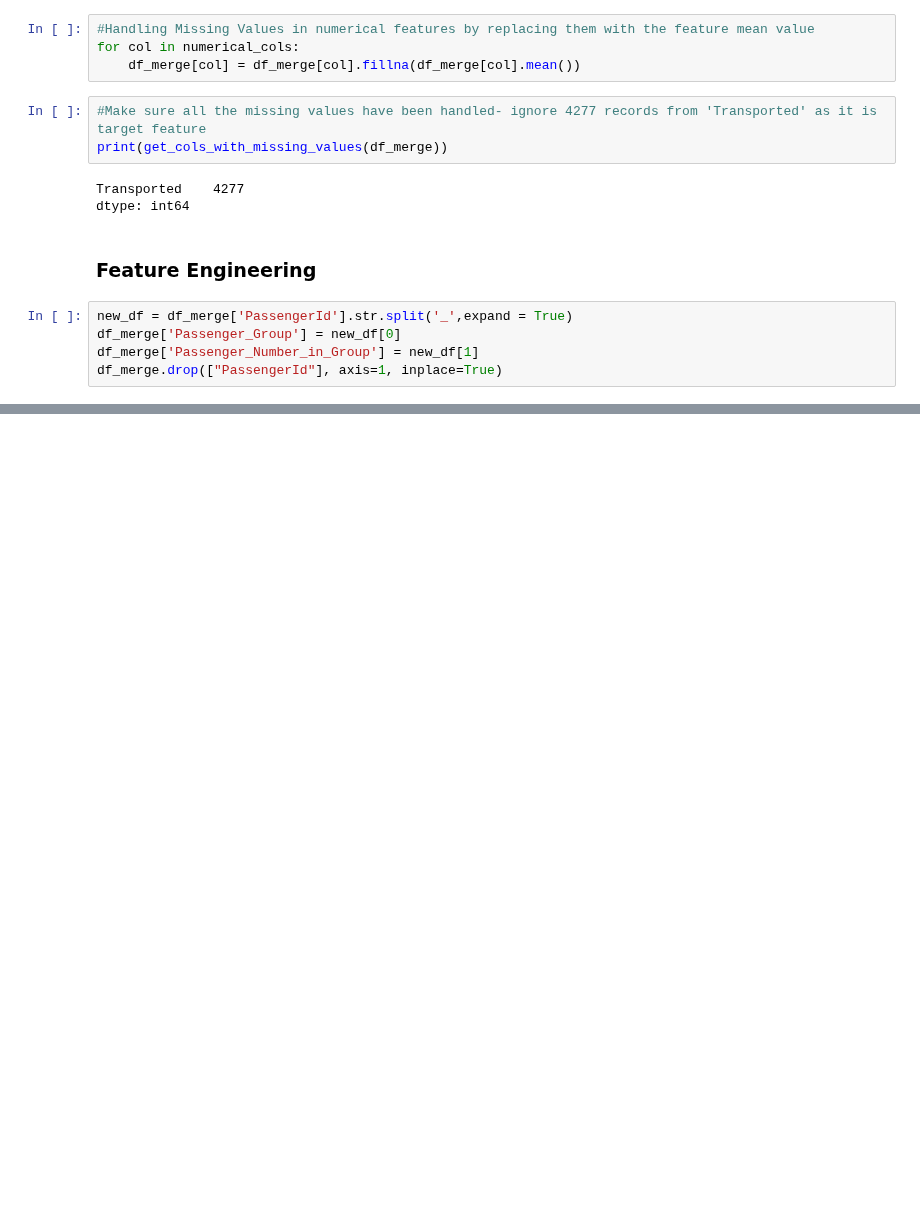
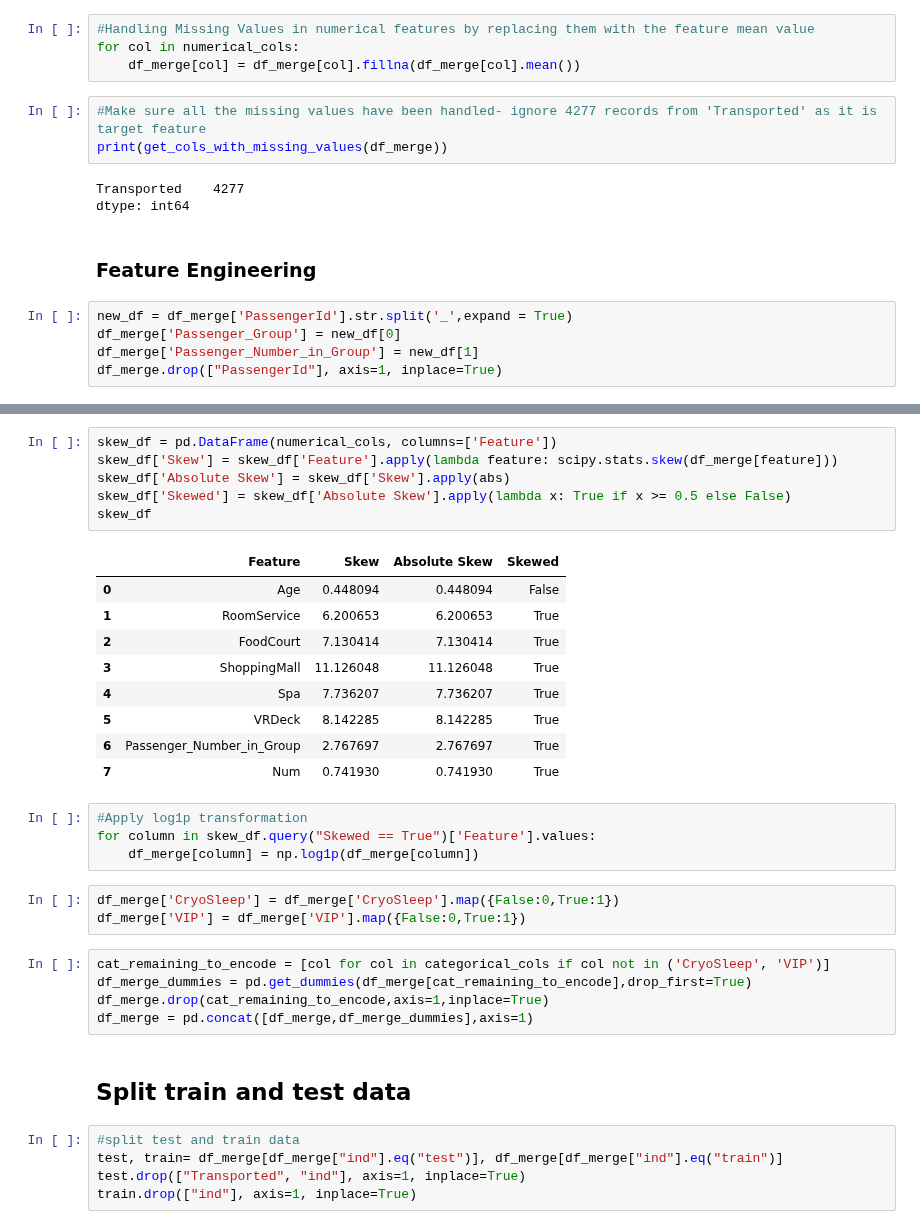
Before and after one commit to ParisRohan/Kaggle_DataScience_Projects, a Jupyter notebook: rp-space-titanic-1.ipynb, the cells around one changed output, grey strips where cells are left out. Cells and saved outputs as stored; diff of their text form; blank space fills up the shorter version.

```diff
--- a/rp-space-titanic-1.ipynb
+++ b/rp-space-titanic-1.ipynb
@@ -246,0 +339,35 @@ df_merge.drop(["PassengerId"], axis=1, inplace=True)
+# %%
+skew_df = pd.DataFrame(numerical_cols, columns=['Feature'])
+skew_df['Skew'] = skew_df['Feature'].apply(lambda feature: scipy.stats.skew(df_merge[feature]))
+skew_df['Absolute Skew'] = skew_df['Skew'].apply(abs)
+skew_df['Skewed'] = skew_df['Absolute Skew'].apply(lambda x: True if x >= 0.5 else False)
+skew_df
+# %% [output]
+|  | Feature | Skew | Absolute Skew | Skewed |
+| 0 | Age | 0.448094 | 0.448094 | False |
+| 1 | RoomService | 6.200653 | 6.200653 | True |
+| 2 | FoodCourt | 7.130414 | 7.130414 | True |
+| 3 | ShoppingMall | 11.126048 | 11.126048 | True |
+| 4 | Spa | 7.736207 | 7.736207 | True |
+| 5 | VRDeck | 8.142285 | 8.142285 | True |
+| 6 | Passenger_Number_in_Group | 2.767697 | 2.767697 | True |
+| 7 | Num | 0.741930 | 0.741930 | True |
+# %%
+#Apply log1p transformation
+for column in skew_df.query("Skewed == True")['Feature'].values:
+    df_merge[column] = np.log1p(df_merge[column])
+# %%
+df_merge['CryoSleep'] = df_merge['CryoSleep'].map({False:0,True:1})
+df_merge['VIP'] = df_merge['VIP'].map({False:0,True:1})
+# %%
+cat_remaining_to_encode = [col for col in categorical_cols if col not in ('CryoSleep', 'VIP')]
+df_merge_dummies = pd.get_dummies(df_merge[cat_remaining_to_encode],drop_first=True)
+df_merge.drop(cat_remaining_to_encode,axis=1,inplace=True)
+df_merge = pd.concat([df_merge,df_merge_dummies],axis=1)
+# %% [markdown]
+## Split train and test data
+# %%
+#split test and train data
+test, train= df_merge[df_merge["ind"].eq("test")], df_merge[df_merge["ind"].eq("train")]
+test.drop(["Transported", "ind"], axis=1, inplace=True)
+train.drop(["ind"], axis=1, inplace=True)
```
Also changed, not shown: parts of 18 cells of this notebook.
